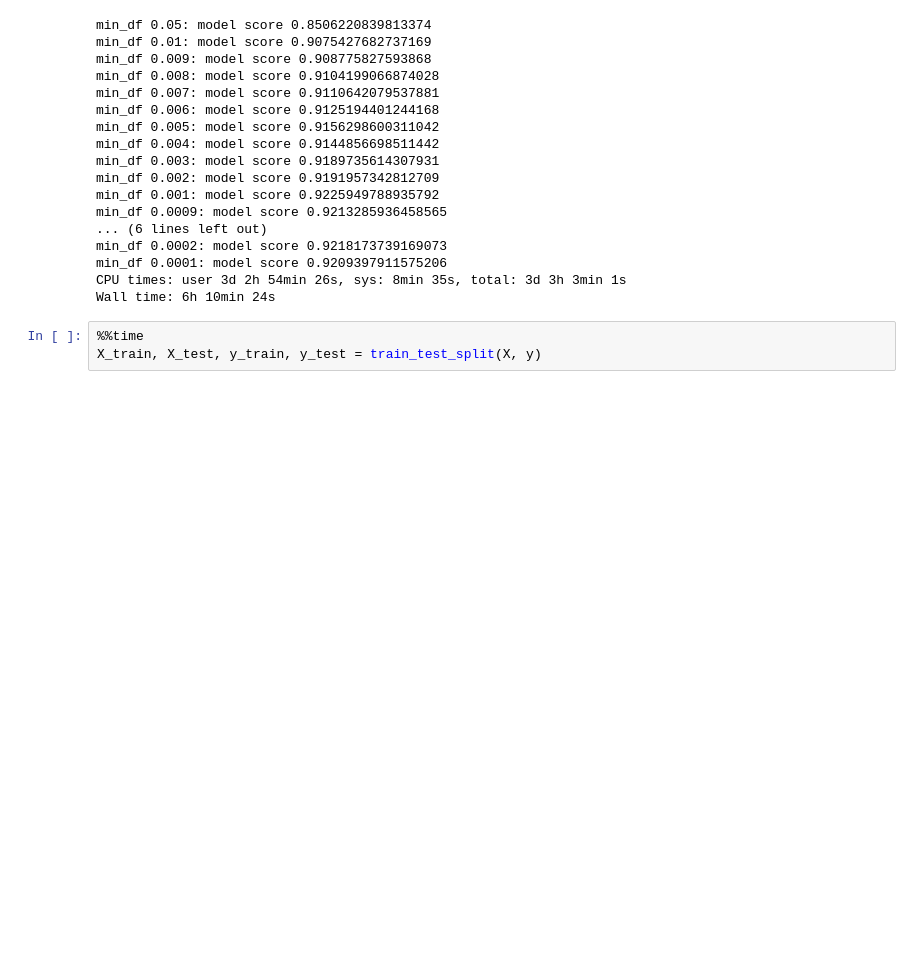
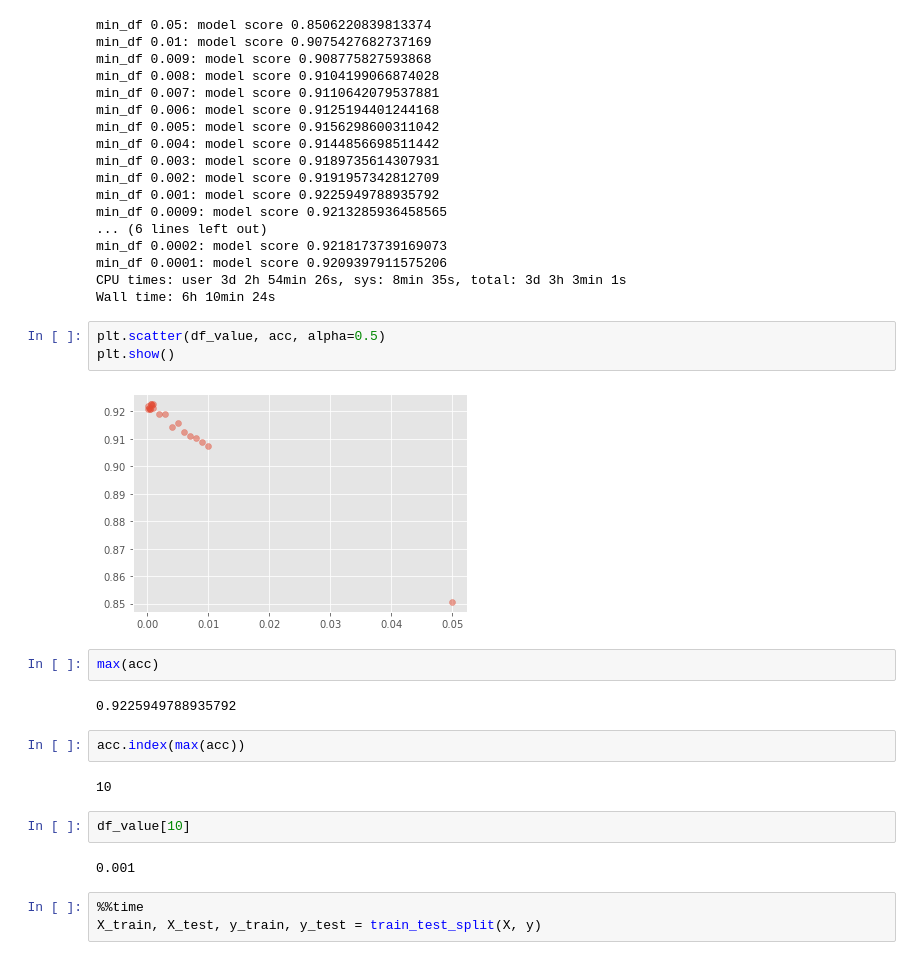
Before and after one commit to RubenBec/Capestone3, a Jupyter notebook: capstone3.ipynb, the cells around one changed output. Drawn from its saved outputs; the diff is of its cells as text; blank space fills up the shorter version.

```diff
--- a/capstone3.ipynb
+++ b/capstone3.ipynb
@@ -237,6 +237,23 @@ min_df 0.0002: model score 0.9218173739169073
 min_df 0.0001: model score 0.9209397911575206
 CPU times: user 3d 2h 54min 26s, sys: 8min 35s, total: 3d 3h 3min 1s
 Wall time: 6h 10min 24s
+# %%
+plt.scatter(df_value, acc, alpha=0.5)
+plt.show()
+# %% [output]
+[figure, added]
+# %%
+max(acc)
+# %% [output]
+0.9225949788935792
+# %%
+acc.index(max(acc))
+# %% [output]
+10
+# %%
+df_value[10]
+# %% [output]
+0.001
 # %%
 %%time
 X_train, X_test, y_train, y_test = train_test_split(X, y)
```
